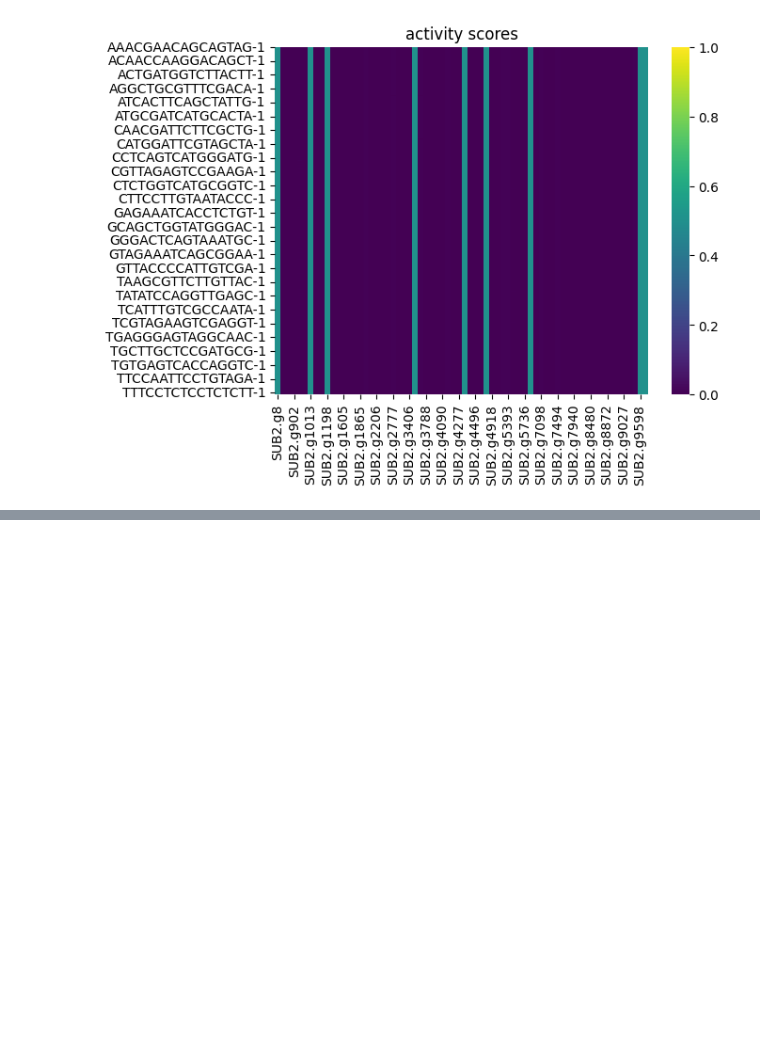
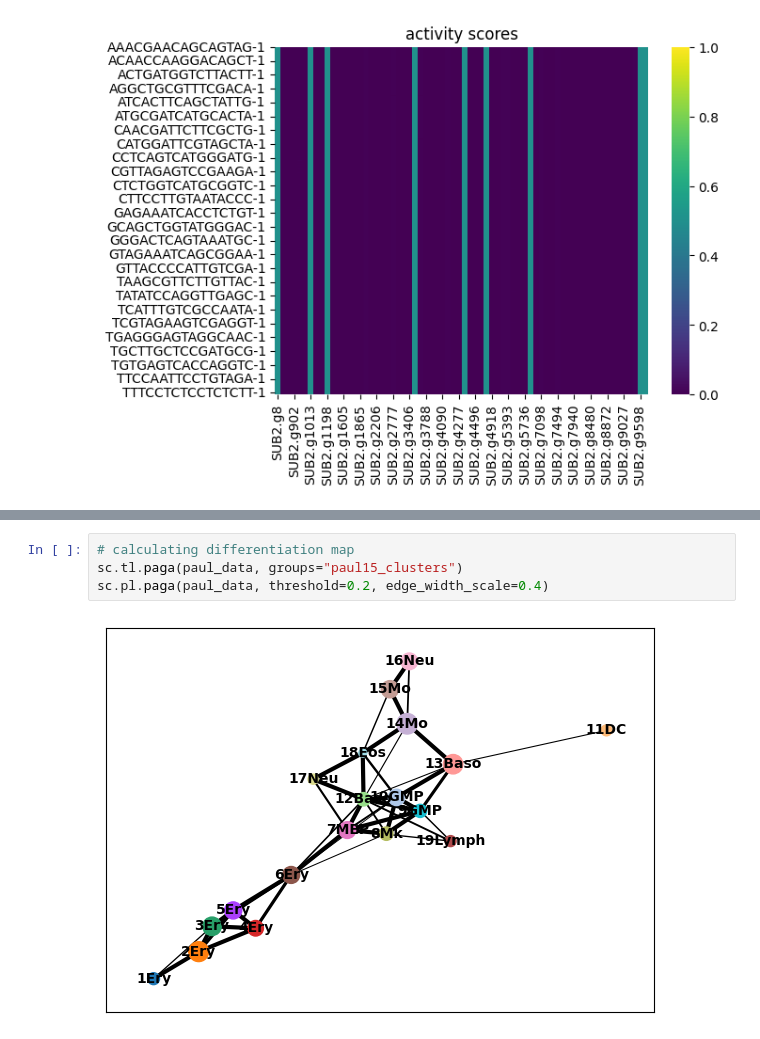
Before and after one commit to DavidWild02/BachelorThesis-ML-Gene-Interactions, a Jupyter notebook: Approach2.ipynb, the cells around one changed output, grey strips where cells are left out. Saved outputs shown, nothing was run; the diff lists cells and outputs as text; blank space fills up the shorter version.

```diff
--- a/Approach2.ipynb
+++ b/Approach2.ipynb
@@ -313,0 +382,6 @@ plot_activity_score_heatmap_cell_group(df_activation_scores_b)
+# %%
+# calculating differentiation map
+sc.tl.paga(paul_data, groups="paul15_clusters")
+sc.pl.paga(paul_data, threshold=0.2, edge_width_scale=0.4)
+# %% [output]
+[figure, added]
```
Also changed, not shown: parts of 11 cells of this notebook.
